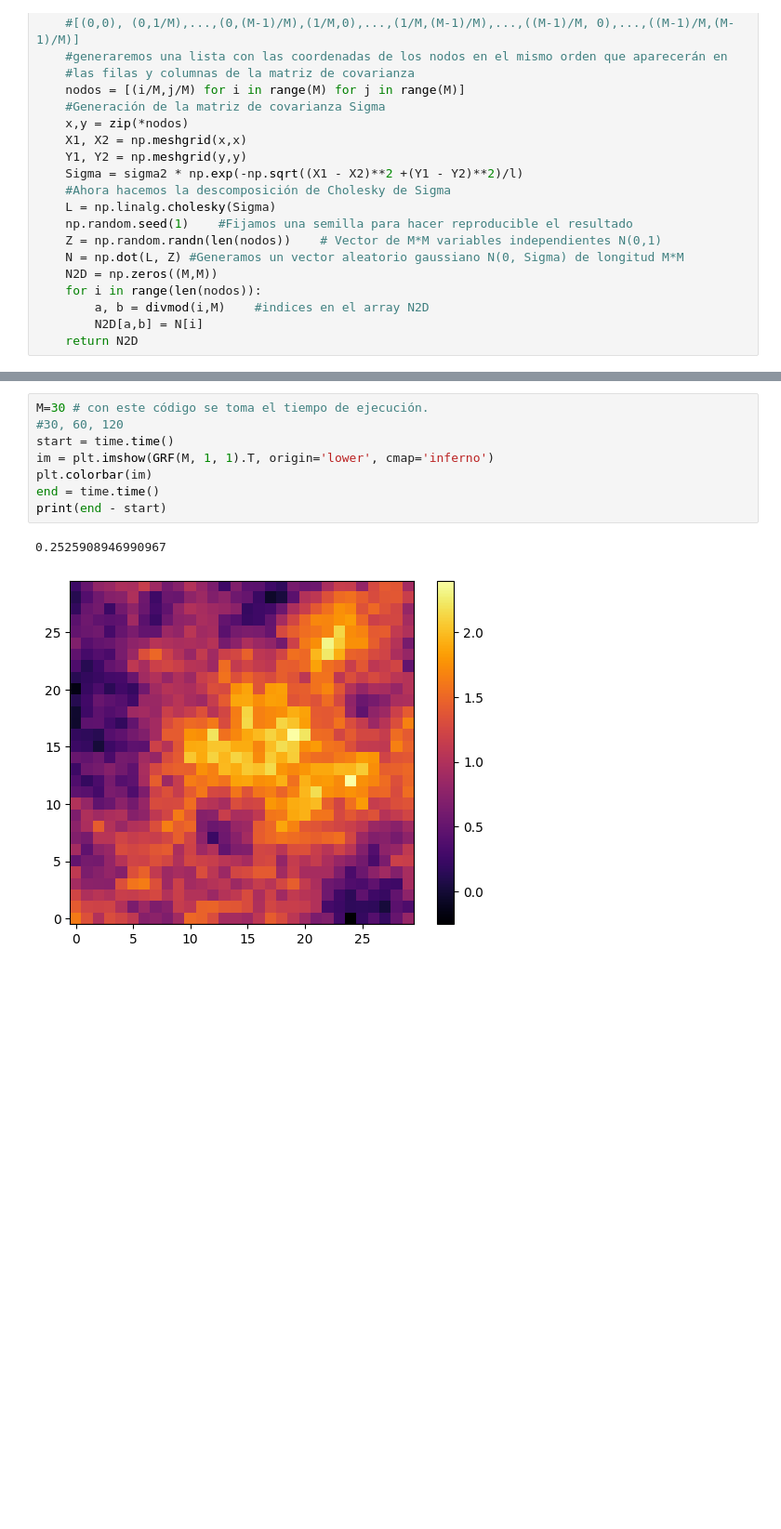
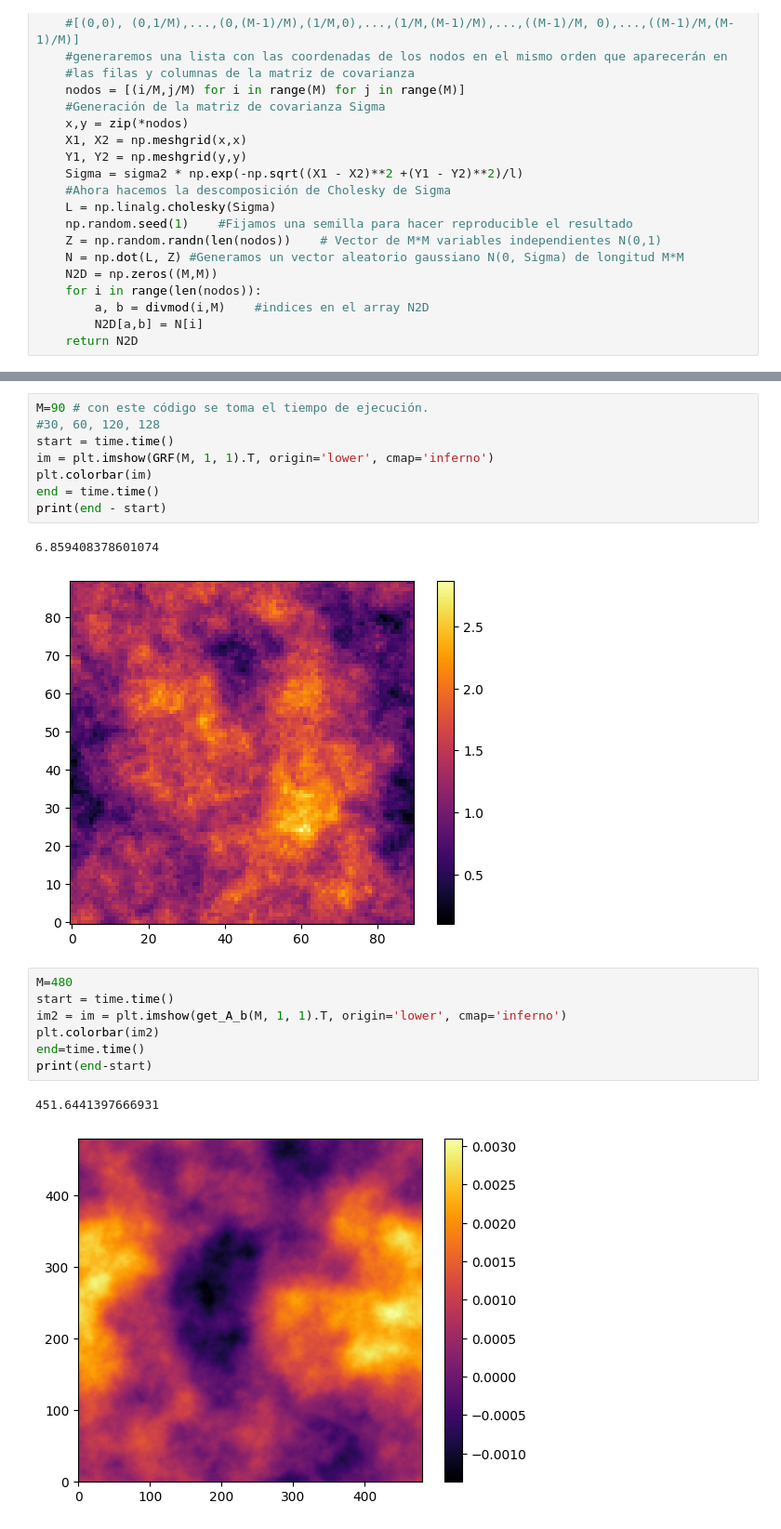
Before and after one commit to lagarcian/ProyectodeGradoLuisGarcia, a Jupyter notebook: Campos_Aleatorios_Gaussianos_a_partir_de_EDPE.ipynb, the cells around one changed output, grey strips where cells are left out. Shown at 93% size. Saved outputs shown, nothing was run; the diff lists cells and outputs as text; blank space fills up the shorter version.

```diff
--- a/Campos_Aleatorios_Gaussianos_a_partir_de_EDPE.ipynb
+++ b/Campos_Aleatorios_Gaussianos_a_partir_de_EDPE.ipynb
@@ -319,11 +344,21 @@ hello
 # %%
-M=30 # con este código se toma el tiempo de ejecución.
-#30, 60, 120
+M=90 # con este código se toma el tiempo de ejecución.
+#30, 60, 120, 128
 start = time.time()
 im = plt.imshow(GRF(M, 1, 1).T, origin='lower', cmap='inferno')
 plt.colorbar(im)
 end = time.time()
 print(end - start)
 # %% [output]
-0.2525908946990967
+6.859408378601074
-[figure, old version]
+[figure, new version]
+# %%
+M=480
+start = time.time()
+im2 = im = plt.imshow(get_A_b(M, 1, 1).T, origin='lower', cmap='inferno')
+plt.colorbar(im2)
+end=time.time()
+print(end-start)
+# %% [output]
+451.6441397666931
+[figure, added]
```
Also changed, not shown: parts of 9 cells of this notebook.
